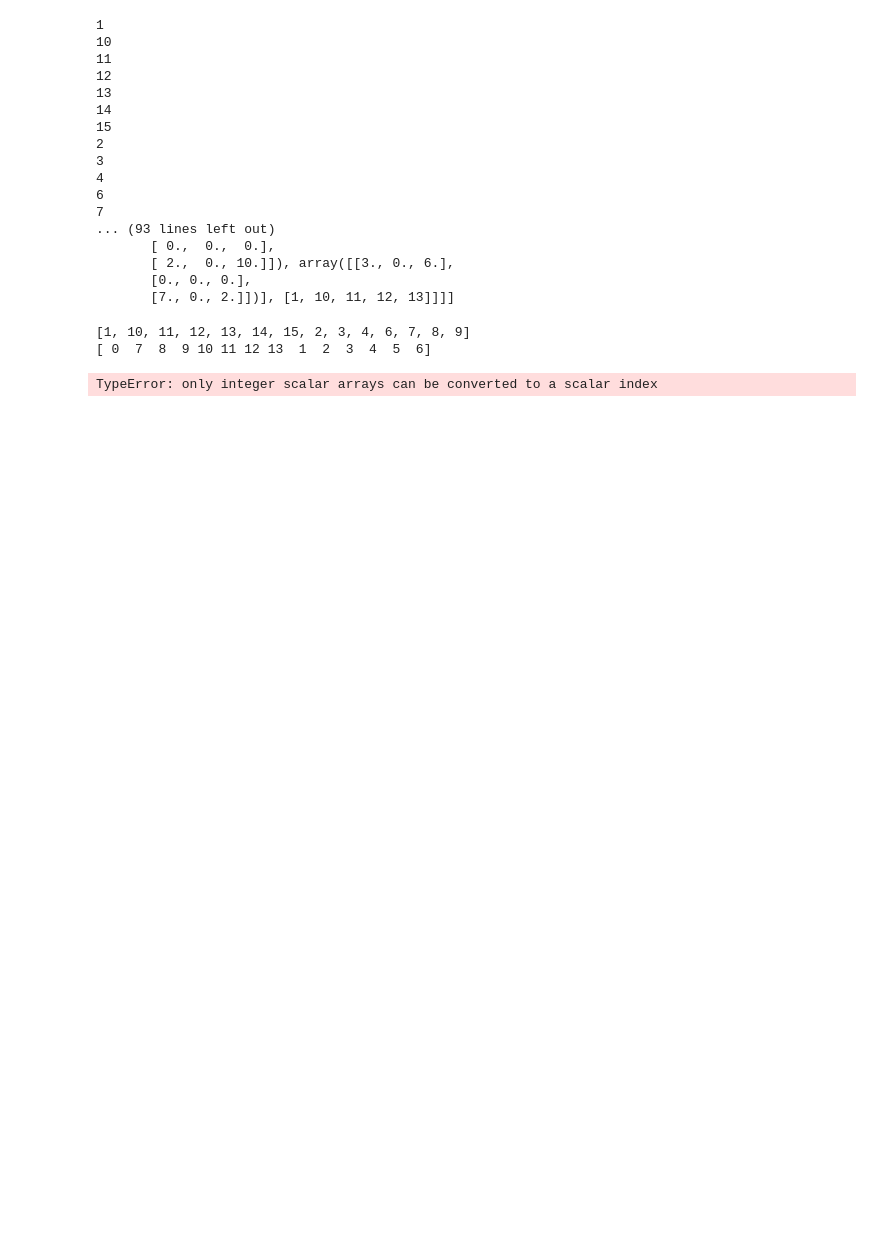
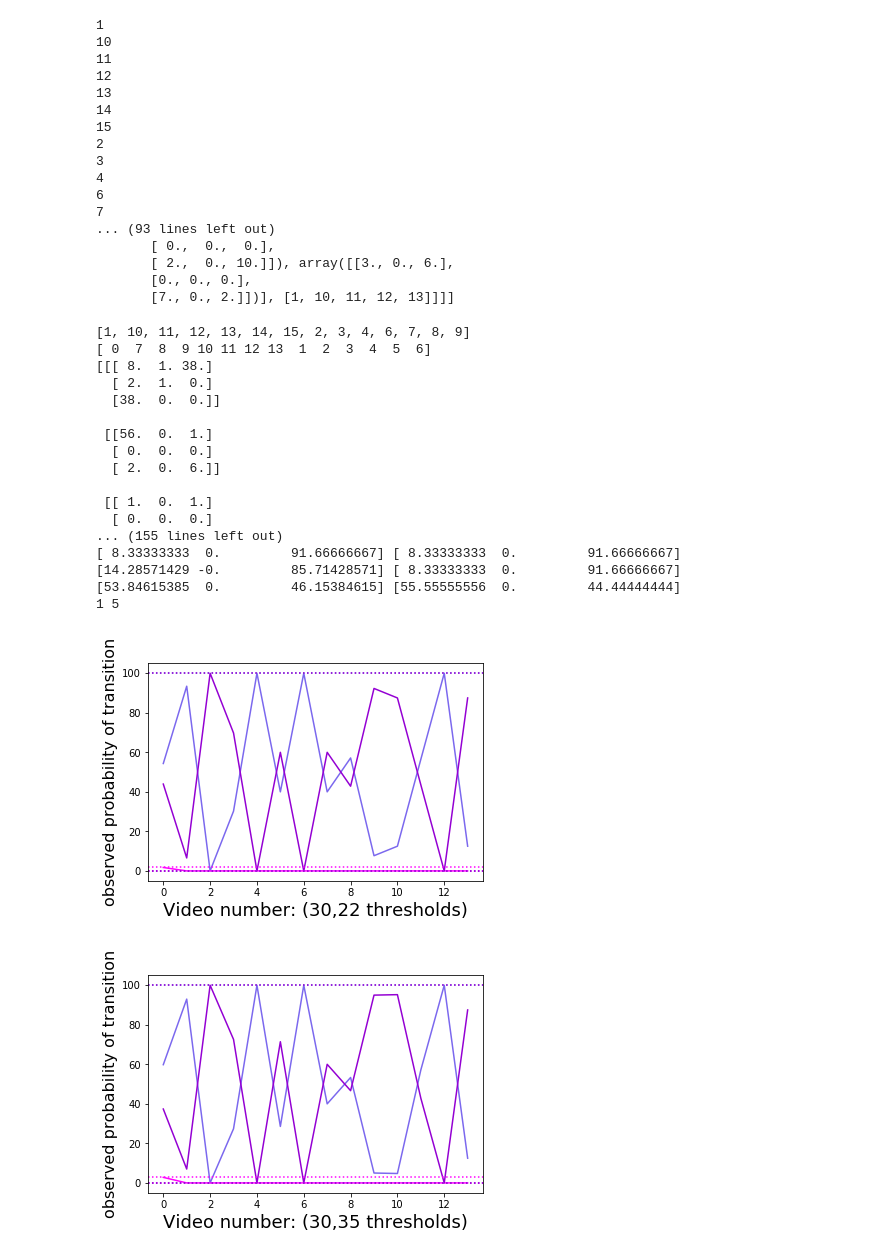
Before and after one commit to TchakamauRa/Soft-Matter, a Jupyter notebook: Time_avg_probs_plas2nd.ipynb, the cells around one changed output. Drawn from its saved outputs; the diff is of its cells as text; code cells hidden in the pictures; blank space fills up the shorter version.

```diff
--- a/Time_avg_probs_plas2nd.ipynb
+++ b/Time_avg_probs_plas2nd.ipynb
@@ -144,46 +144,62 @@ for i in index:
     trans_matrices = []
     N_transitions = trans_runs[0][i]
     trans_threshes = trans_runs[1][i]
-    vidarrs = trans_runs[2][i][0]
+    vidarrs = np.array(trans_runs[2][i][0])
     vidnums = trans_runs[2][i][1]
     print(vidnums)
     inds=np.argsort(vidnums)
     print(inds)
-    vidarrs = vidarrs[np.array(inds)]
-    #print(vidarrs)
-    vidarrs = np.cumsum(vidarrs, axis=0)
+    vidarrs = vidarrs[inds]
+    print(vidarrs)
+    #vidarrs = np.cumsum(vidarrs, axis=0)
     t_threshes.append(trans_threshes[0])
     c_threshes.append(trans_threshes[1])
     criteria.append(str(int(trans_threshes[0]))+','+str(int(trans_threshes[1])))
     vidnums = list(range(len(vidarrs)))
     for vidnum in vidnums:
         T_obb = vidarrs[vidnum]
         trans_matrices.append(T_obb)
         T_obb_norm = np.vstack([ratio(T_obb[i]) for i in range(len(T_obb))])
         #print(T_obb, '\n', np.around(T_obb_norm, 2), np.sum(T_obb_norm, axis=1))
         eigvals, eigvecs = np.linalg.eig(T_obb_norm.T)
         eig_one_index = [x for x in range(len(eigvals)) if eigvals[x]==max(eigvals)][0]
         eigvec_one = eigvecs[:, eig_one_index]
         evec_one = eigvec_one*100 / np.sum(eigvec_one)
         print(evec_one, np.sum(T_obb_norm, axis=0)*100/np.sum(T_obb_norm))
         x1.append(evec_one[0])
         x2.append(evec_one[1])
         x3.append(evec_one[2])
     fig,ax = plt.subplots()
     print(len(t_threshes), len(x1))
     plt.plot(vidnums, x1,c = cols[0], ls = '-')
     plt.plot(vidnums,x2, c = cols[1], ls = '-')
     plt.plot(vidnums,x3, c = cols[2], ls = '-')
 
     plt.axhline(y=min(x1), c = cols[0], ls = ':')
     plt.axhline(y=min(x2), c = cols[1], ls = ':')
     plt.axhline(y=min(x3), c = cols[2], ls = ':')
     plt.axhline(y=max(x1), c = cols[0], ls = ':')
     plt.axhline(y=max(x2), c = cols[1], ls = ':')
     plt.axhline(y=max(x3), c = cols[2], ls = ':')
-    plt.xlabel(criteria[i]+': thresholds', fontsize=18)
+    plt.xlabel('Video number: ('+criteria[i]+' thresholds)', fontsize=18)
     plt.ylabel('observed probability of transition', fontsize=16)
 # %% [output]
 [1, 10, 11, 12, 13, 14, 15, 2, 3, 4, 6, 7, 8, 9]
 [ 0  7  8  9 10 11 12 13  1  2  3  4  5  6]
+[[[ 8.  1. 38.]
+  [ 2.  1.  0.]
+  [38.  0.  0.]]
+
+ [[56.  0.  1.]
+  [ 0.  0.  0.]
+  [ 2.  0.  6.]]
+
+ [[ 1.  0.  1.]
+  [ 0.  0.  0.]
+... (155 lines left out)
+[ 8.33333333  0.         91.66666667] [ 8.33333333  0.         91.66666667]
+[14.28571429 -0.         85.71428571] [ 8.33333333  0.         91.66666667]
+[53.84615385  0.         46.15384615] [55.55555556  0.         44.44444444]
+1 5
-TypeError: only integer scalar arrays can be converted to a scalar index
+[figure, added]
+[figure, added]
```
Also changed, not shown: parts of 2 cells of this notebook, 9 other files.
